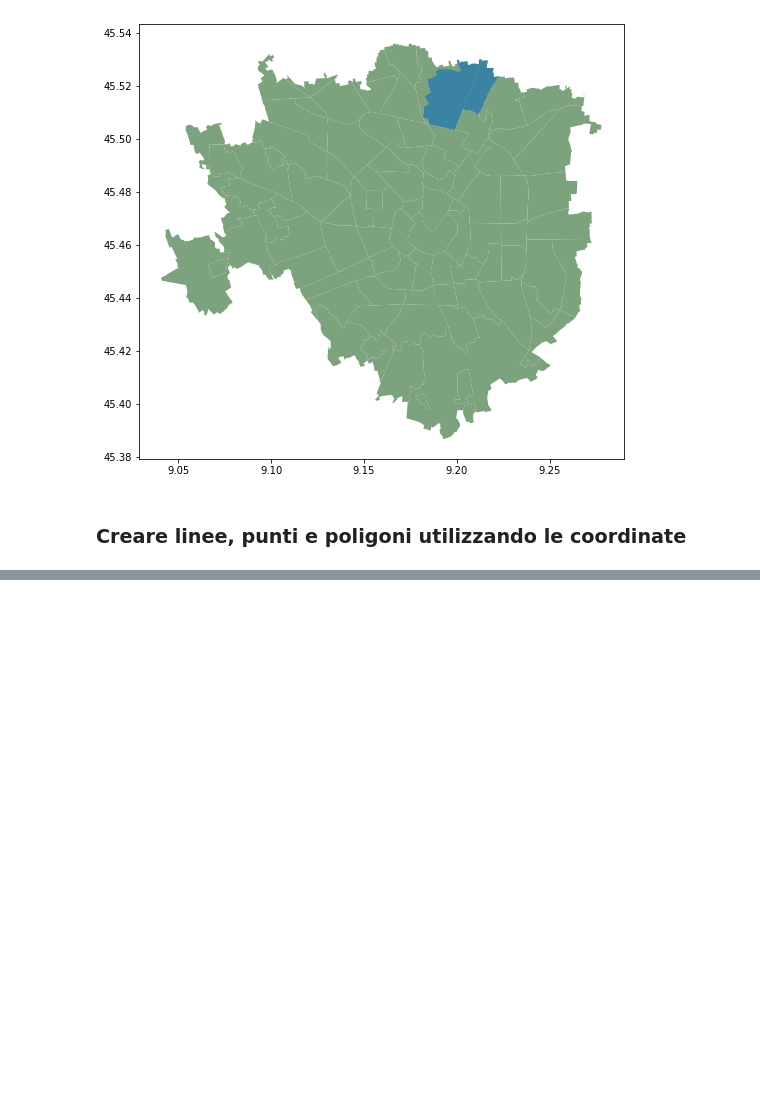
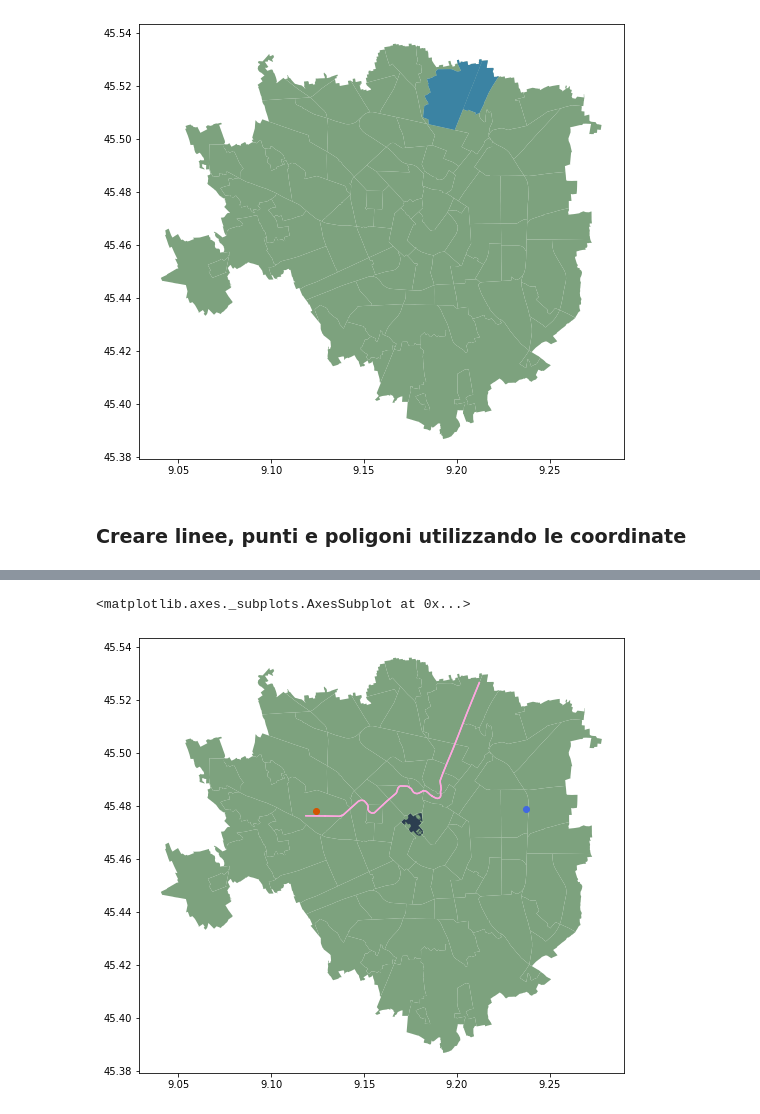
Before and after one commit to CappuCitti/Python-appunti-ed-esercizi, a Jupyter notebook: GeoPandas/NoteBook1 - Basics.ipynb, the cells around one changed output, grey strips where cells are left out. Saved outputs shown, nothing was run; the diff lists cells and outputs as text; code cells hidden in the pictures; blank space fills up the shorter version.

```diff
--- a/GeoPandas/NoteBook1 - Basics.ipynb
+++ b/GeoPandas/NoteBook1 - Basics.ipynb
@@ -148,0 +122,24 @@ zero_gravity.plot(ax=ax, color='royalblue')
+# %%
+# Punto originale preso da Google Maps, quando si copia una coordinata da esso bisogna invertire la longitudine con la laritudine e viceversa
+# (45.47812572989568, 9.123965813080455)
+
+# Si crea una GeoSeries contente un unico punto
+san_siro_stadio = gpd.GeoSeries([Point((9.123965813080455, 45.47812572989568))], crs='epsg:4326')
+zero_gravity = gpd.GeoSeries([Point((9.23688430903837, 45.47873209749087))], crs='epsg:4326')
+
+subways = gpd.read_file('https://raw.githubusercontent.com/CappuCitti/Python-appunti-ed-esercizi/main/GeoPandas/Data/milanMetropolitanSystem_Lines.geojson')
+m5 = subways.loc[subways['linea'] == "5", 'geometry']
+
+milanParks = gpd.read_file('https://raw.githubusercontent.com/CappuCitti/Python-appunti-ed-esercizi/main/GeoPandas/Data/milanParks.geojson')
+parco_sempione = milanParks.loc[milanParks['CODICE_AREA'] == "151", 'geometry']
+
+
+# Plot
+ax = distrects.plot(figsize=(20,8), color='#7da27e')
+san_siro_stadio.plot(ax=ax, color='#d35400')
+m5.plot(ax=ax, color='#FDA7DF')
+parco_sempione.plot(ax=ax, color='#2c3e50')
+zero_gravity.plot(ax=ax, color='royalblue')
+# %% [output]
+<matplotlib.axes._subplots.AxesSubplot at 0x...>
+[figure, added]
```
Also changed, not shown: parts of 3 cells of this notebook.
